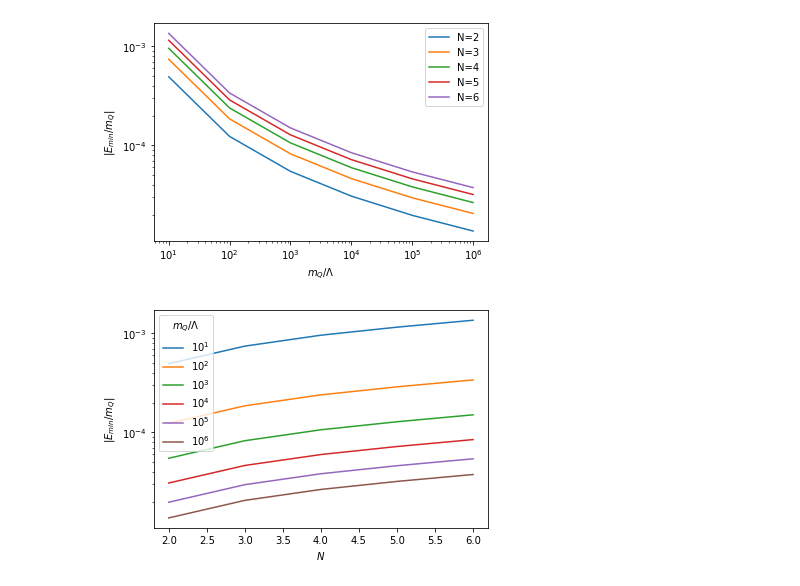
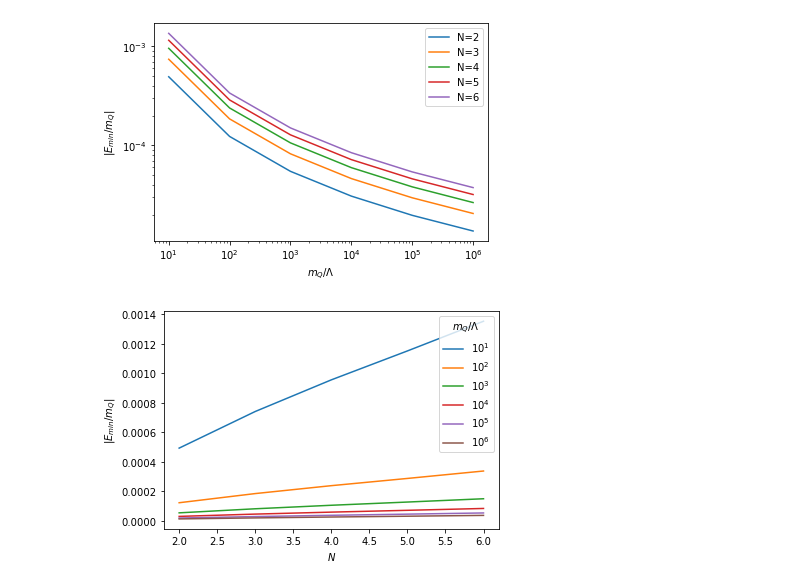
Before and after one commit to mlwagman/heavy_quark_nuclei, a Jupyter notebook: Plotter.ipynb, the cells around one changed output. Saved outputs shown, nothing was run; the diff lists cells and outputs as text; code cells hidden in the pictures.

```diff
--- a/Plotter.ipynb
+++ b/Plotter.ipynb
@@ -82,32 +90,31 @@ yerr = 0.002
 #ax.errorbar(xx, yy*xx, yerr=yerr, fmt='o', label='N=3')
 ax.plot(xx, yy, label='$10^1$')
 
 # E/m=10^2
 yy = np.array((0.000123301, 0.000185321, 0.000238897, 0.000287874, 0.00033814))
 ax.plot(xx, yy, label='$10^2$')
 
 # E/m=10^3
 yy = np.array((0.0000548007, 0.0000823649, 0.000106176, 0.000127944, 0.000150285))
 ax.plot(xx, yy, label='$10^3$')
 
 # E/m=10^4
 yy = np.array((0.0000308254, 0.0000463302,0.0000597242, 0.0000719686, 0.0000845351))
 ax.plot(xx, yy, label='$10^4$')
 
 # E/m=10^5
 yy = np.array((0.0000197282,0.0000296514, 0.0000382235,0.0000460599, 0.0000541025))
 ax.plot(xx, yy, label='$10^5$')
 
 # E/m=10^6
 yy = np.array((0.0000137002, 0.0000205912, 0.0000265441, 0.000031986, 0.0000375712))
 ax.plot(xx, yy, label='$10^6$')
 
 #ax.set_xscale('log')
-ax.set_yscale('log')
 ax.set_xlabel(r'$N$')
 ax.set_ylabel(r'$|E_{min}/m_Q|$')
 ax.legend( title = "$m_Q/\Lambda$")
 plt.savefig('EminVN.pdf',transparent='true')
 plt.show()
 # %% [output]
-[figure, old version]
+[figure, new version]
```
Also changed, not shown: parts of 1 cell of this notebook.
